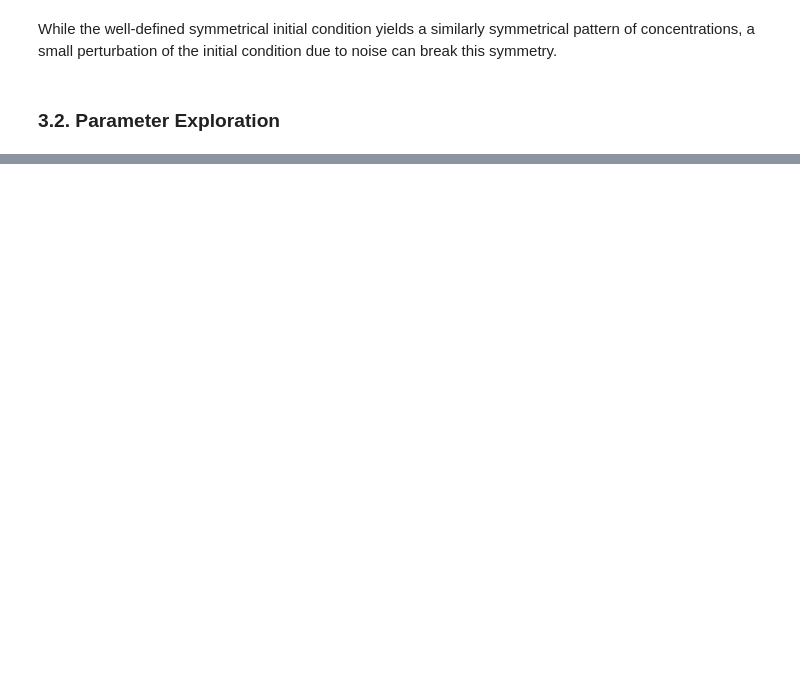
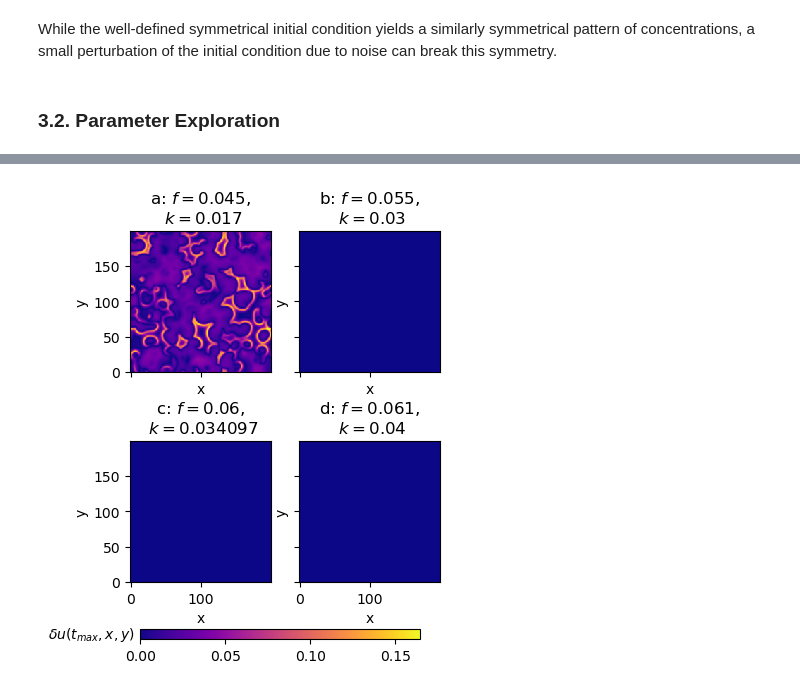
Before and after one commit to mboyan/scented-candles, a Jupyter notebook: Assignment Set 2/AssignmentSet2.ipynb, the cells around one changed output, grey strips where cells are left out. Drawn from its saved outputs; the diff is of its cells as text; code cells hidden in the pictures; blank space fills up the shorter version.

```diff
--- a/Assignment Set 2/AssignmentSet2.ipynb
+++ b/Assignment Set 2/AssignmentSet2.ipynb
@@ -357,0 +377,6 @@ vis.plot_gray_scott_f_k(u_all, f, k, labels=['$D_u=0.16, D_v=0.08$', '$D_u=0.18,
+# %%
+vis.plot_reaction_diffusion(u_diffs,
+                            labels=[f"{'abcd'[i]}: $f={params[0]},$\n $k={params[1]}$" for i, params in enumerate(param_mark[0])],
+                            cmap_label='$\delta{u(t_{max},x,y)}$')
+# %% [output]
+[figure, added]
```
Also changed, not shown: parts of 22 cells of this notebook, 2 other files.
